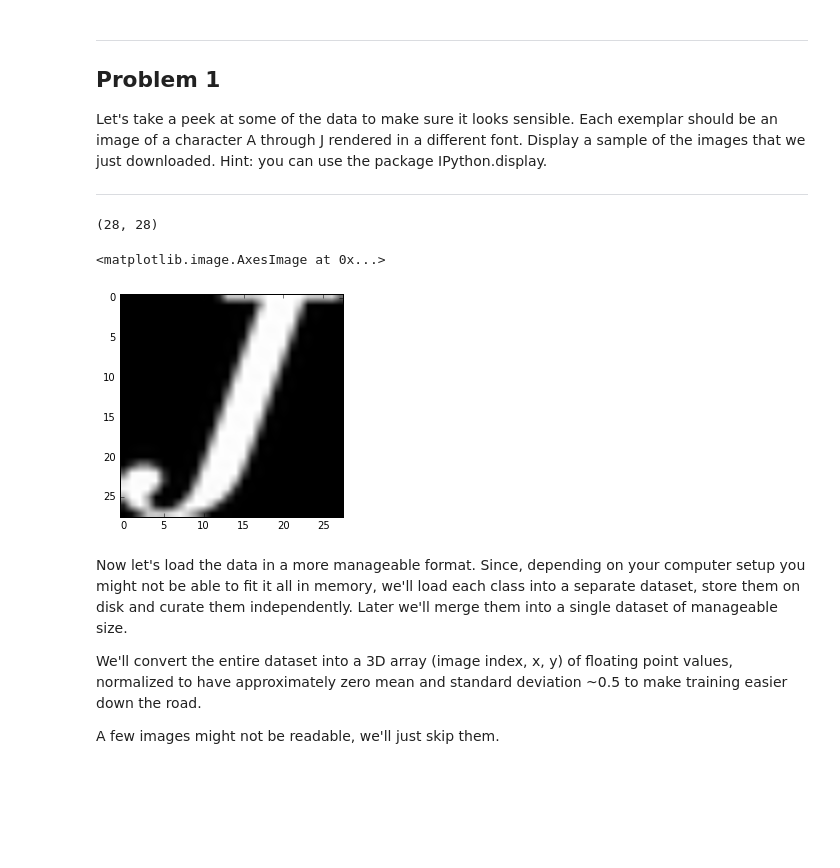
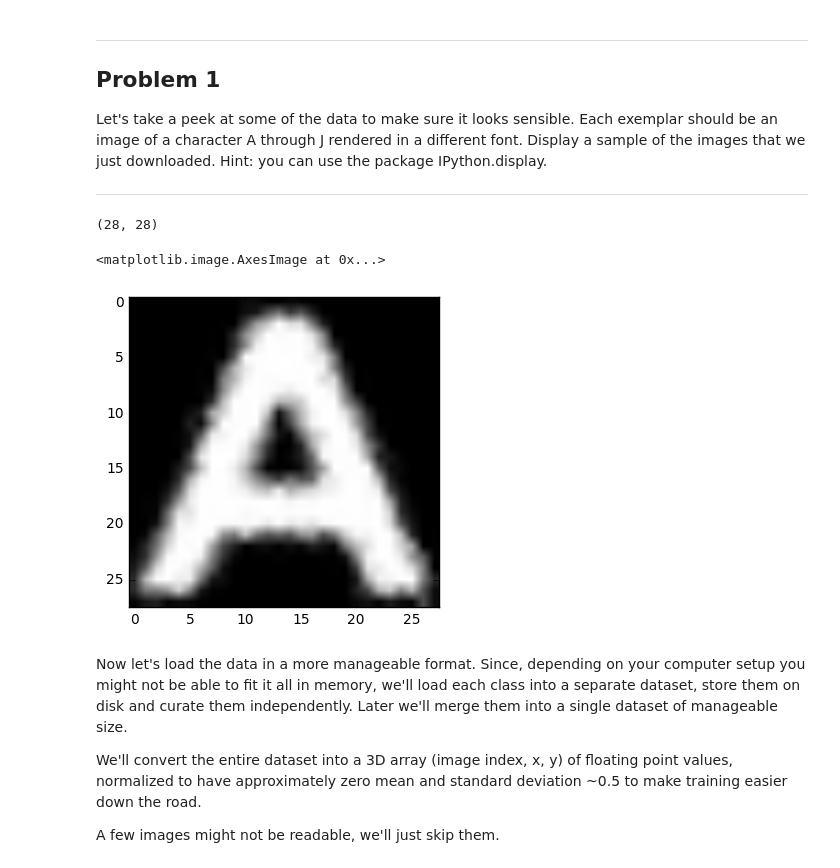
Before and after one commit to vishal-kit/DeepLearning, a Jupyter notebook: 1_notmnist.ipynb, the cells around one changed output. Drawn from its saved outputs; the diff is of its cells as text; code cells hidden in the pictures; blank space fills up the shorter version.

```diff
--- a/1_notmnist.ipynb
+++ b/1_notmnist.ipynb
@@ -113,13 +113,13 @@ Let's take a peek at some of the data to make sure it looks sensible. Each exemp
 # %%
 #Display images
 #
-img = plt.imread('notMNIST_small/J/MTIgV2FsYmF1bSBJdGFsaWMgMTMyNjMudHRm.png')
+img = plt.imread('notMNIST_small/A/MDEtMDEtMDAudHRm.png')
 print(img.shape)
 plt.imshow(img,cmap='gray')
 # %% [output]
 (28, 28)
 <matplotlib.image.AxesImage at 0x...>
-[figure, old version]
+[figure, new version]
 # %% [markdown]
 Now let's load the data in a more manageable format. Since, depending on your computer setup you might not be able to fit it all in memory, we'll load each class into a separate dataset, store them on disk and curate them independently. Later we'll merge them into a single dataset of manageable size.
 
```
Also changed, not shown: parts of 8 cells of this notebook, 1 other file.
